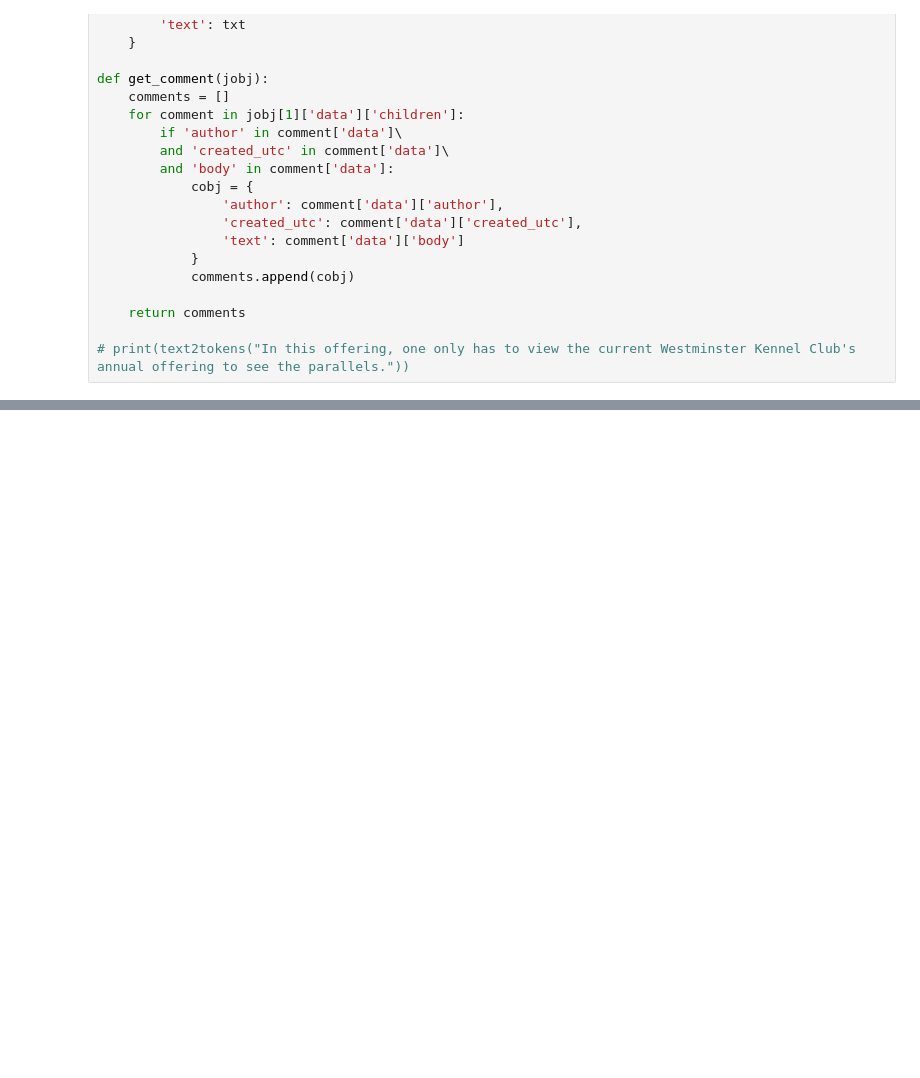
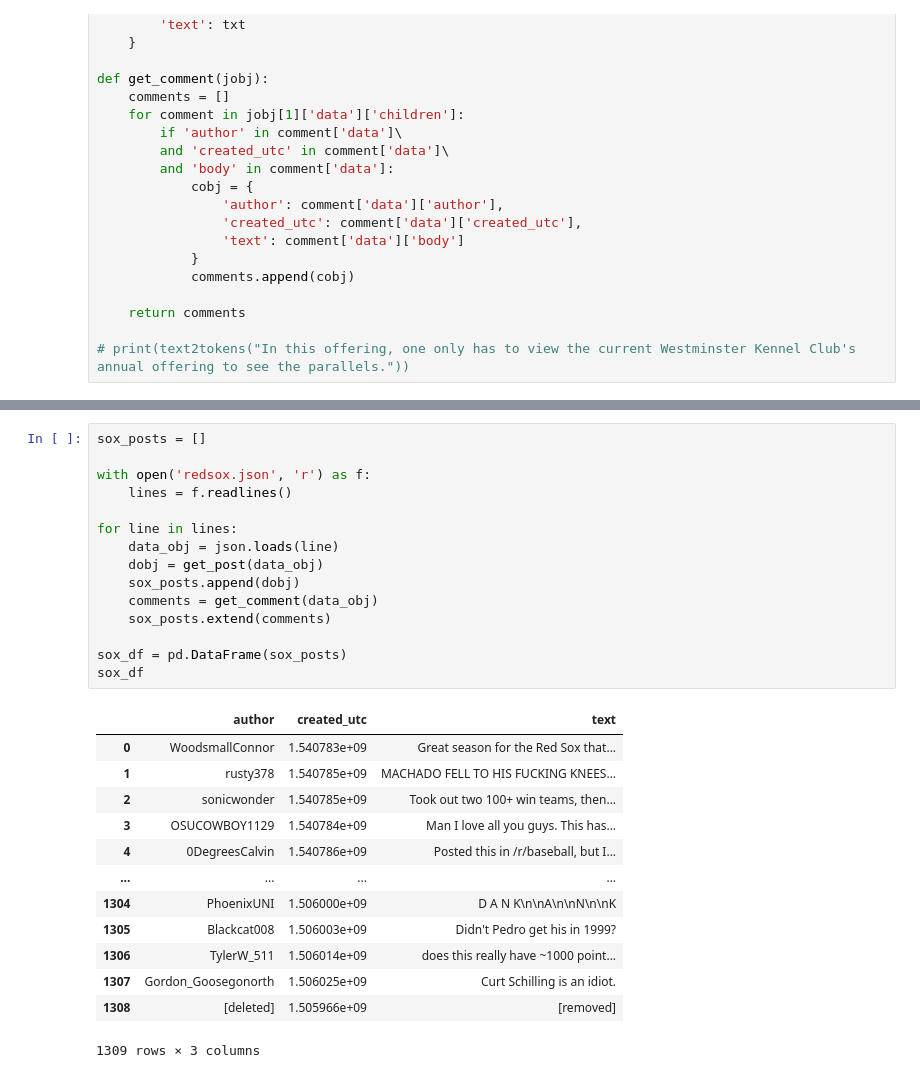
Before and after one commit to TenzinSommer/DSCI-125-HW-2, a Jupyter notebook: hw2_step2.ipynb, the cells around one changed output, grey strips where cells are left out. Drawn from its saved outputs; the diff is of its cells as text; blank space fills up the shorter version.

```diff
--- a/hw2_step2.ipynb
+++ b/hw2_step2.ipynb
@@ -99,0 +139,29 @@ JSONDecodeError: Expecting value: line 2 column 1 (char 408858)
+# %%
+sox_posts = []
+
+with open('redsox.json', 'r') as f:
+	lines = f.readlines()
+
+for line in lines:
+	data_obj = json.loads(line)
+	dobj = get_post(data_obj)
+	sox_posts.append(dobj)
+	comments = get_comment(data_obj)
+	sox_posts.extend(comments)
+
+sox_df = pd.DataFrame(sox_posts)
+sox_df
+# %% [output]
+|  | author | created_utc | text |
+| 0 | WoodsmallConnor | 1.540783e+09 | Great season for the Red Sox that... |
+| 1 | rusty378 | 1.540785e+09 | MACHADO FELL TO HIS FUCKING KNEES... |
+| 2 | sonicwonder | 1.540785e+09 | Took out two 100+ win teams, then... |
+| 3 | OSUCOWBOY1129 | 1.540784e+09 | Man I love all you guys. This has... |
+| 4 | 0DegreesCalvin | 1.540786e+09 | Posted this in /r/baseball, but I... |
+| ... | ... | ... | ... |
+| 1304 | PhoenixUNI | 1.506000e+09 | D A N K\n\nA\n\nN\n\nK |
+| 1305 | Blackcat008 | 1.506003e+09 | Didn't Pedro get his in 1999? |
+| 1306 | TylerW_511 | 1.506014e+09 | does this really have ~1000 point... |
+| 1307 | Gordon_Goosegonorth | 1.506025e+09 | Curt Schilling is an idiot. |
+| 1308 | [deleted] | 1.505966e+09 | [removed] |
+1309 rows × 3 columns
```
Also changed, not shown: parts of 4 cells of this notebook, 8 other files.
